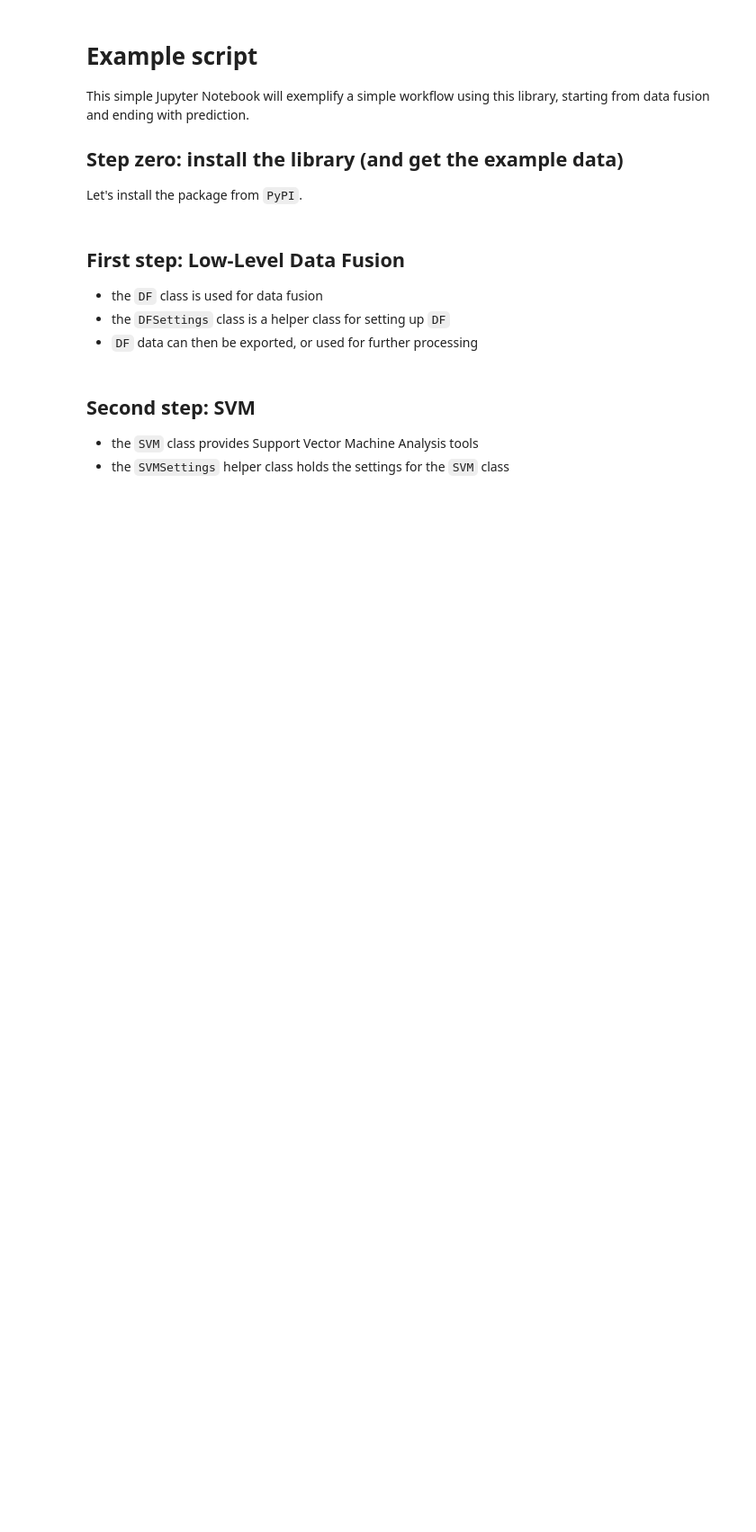
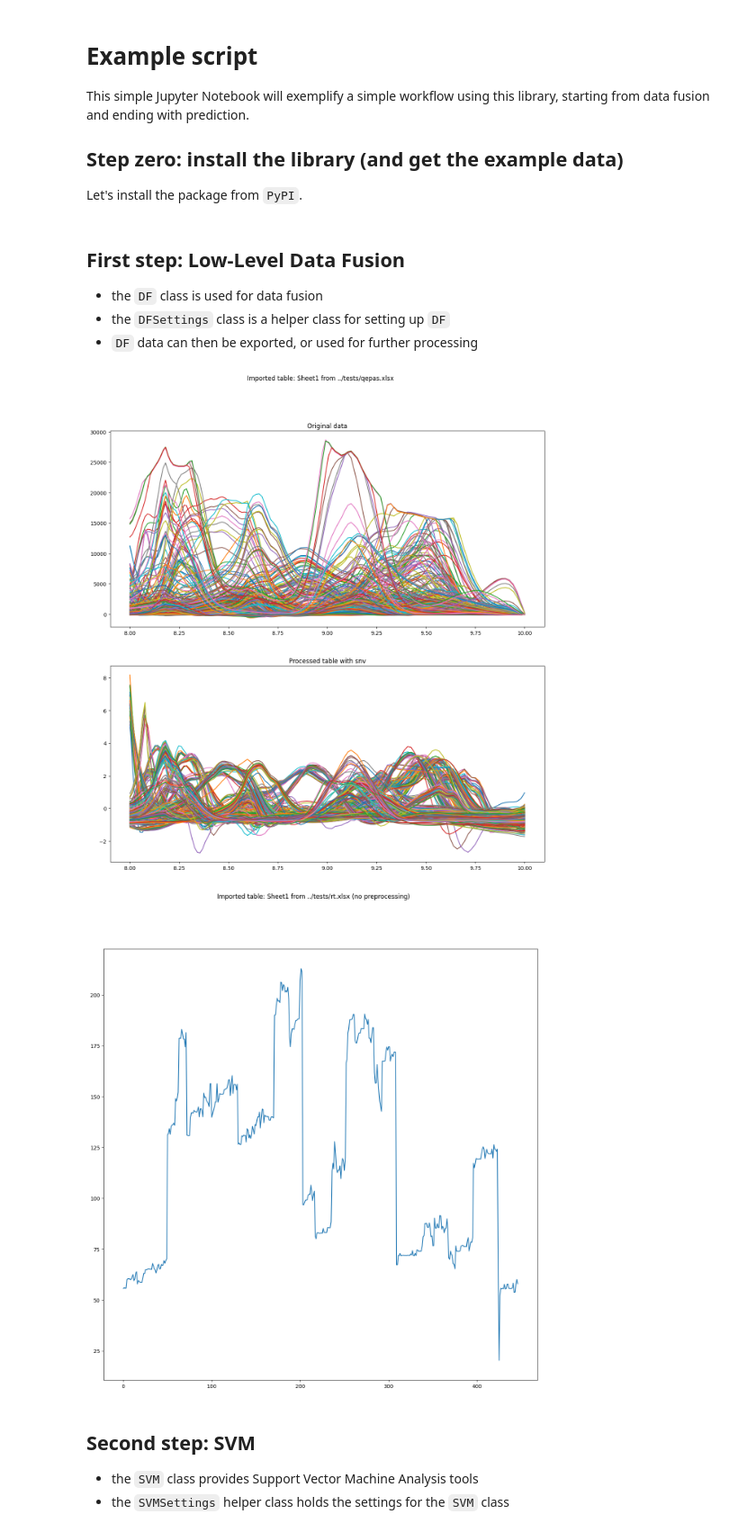
Before and after one commit to f-aguzzi/ChemFuseKit, a Jupyter notebook: examples/svm_notebook.ipynb, the cells around one changed output. Shown at 90% size. Drawn from its saved outputs; the diff is of its cells as text; code cells hidden in the pictures; blank space fills up the shorter version.

```diff
--- a/examples/svm_notebook.ipynb
+++ b/examples/svm_notebook.ipynb
@@ -22,25 +22,28 @@ Let's install the package from `PyPI`.
 # %%
 from chemfusekit.df import DFSettings, DF, Table
 
 # Initialize the settings for low-level data fusion
 # Perform preliminary data fusion
 df_settings = DFSettings(output='graphical')
 qepas_table = Table(
-    file_path="tests/qepas.xlsx",
+    file_path="qepas.xlsx",
     sheet_name="Sheet1",
     preprocessing="snv"
 )
 rt_table = Table(
-    file_path="tests/rt.xlsx",
+    file_path="rt.xlsx",
     sheet_name="Sheet1",
     preprocessing="none"
 )
 
 tables = [qepas_table, rt_table]
 
 # Initialize and run low-level data fusion
 df = DF(df_settings, tables)
 df.fuse()
+# %% [output]
+[figure, added]
+[figure, added]
 # %%
 # (optional) export the LLDF data to an Excel file
 df.export_data('output_file.xlsx')
```
Also changed, not shown: 13 other files.
